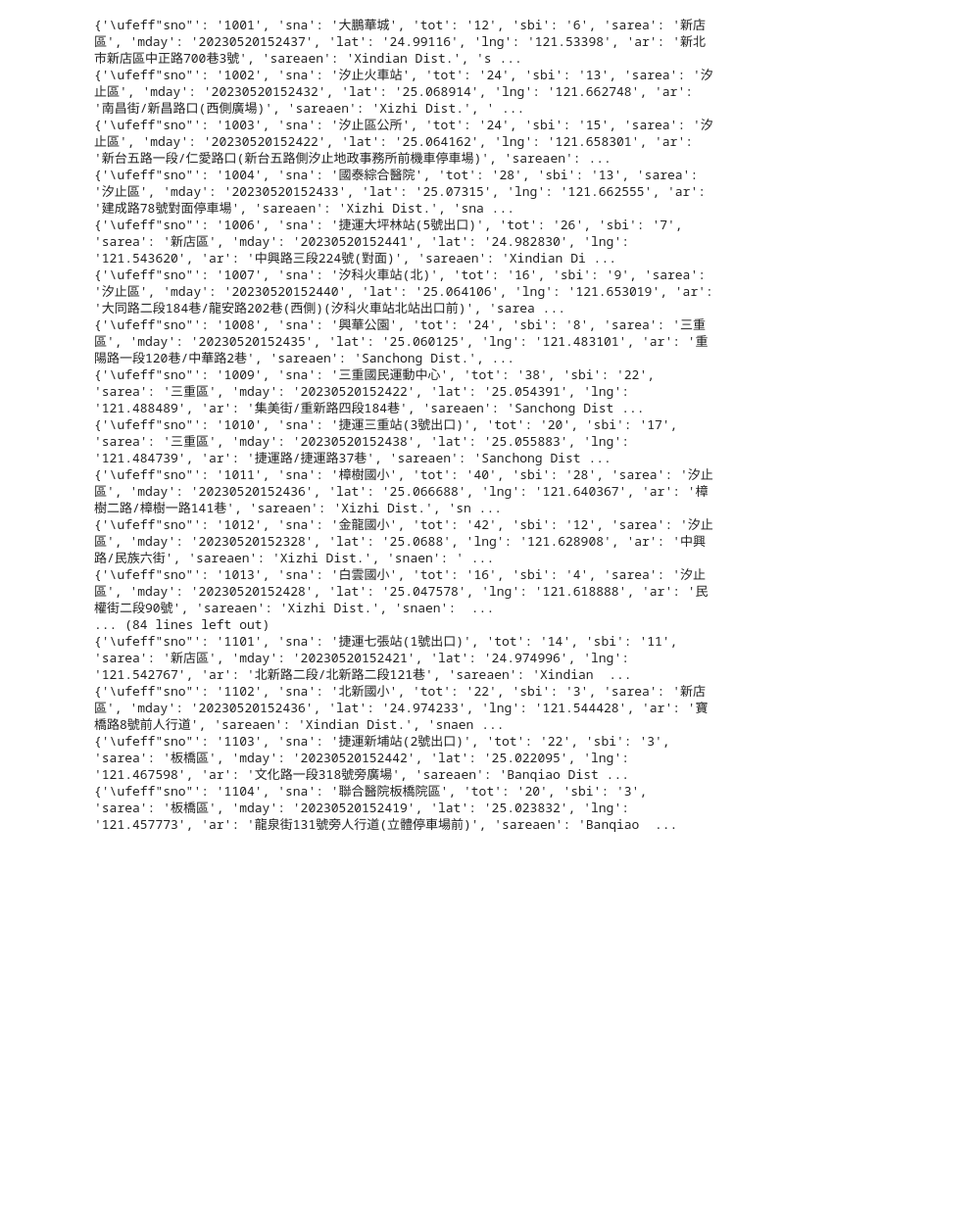
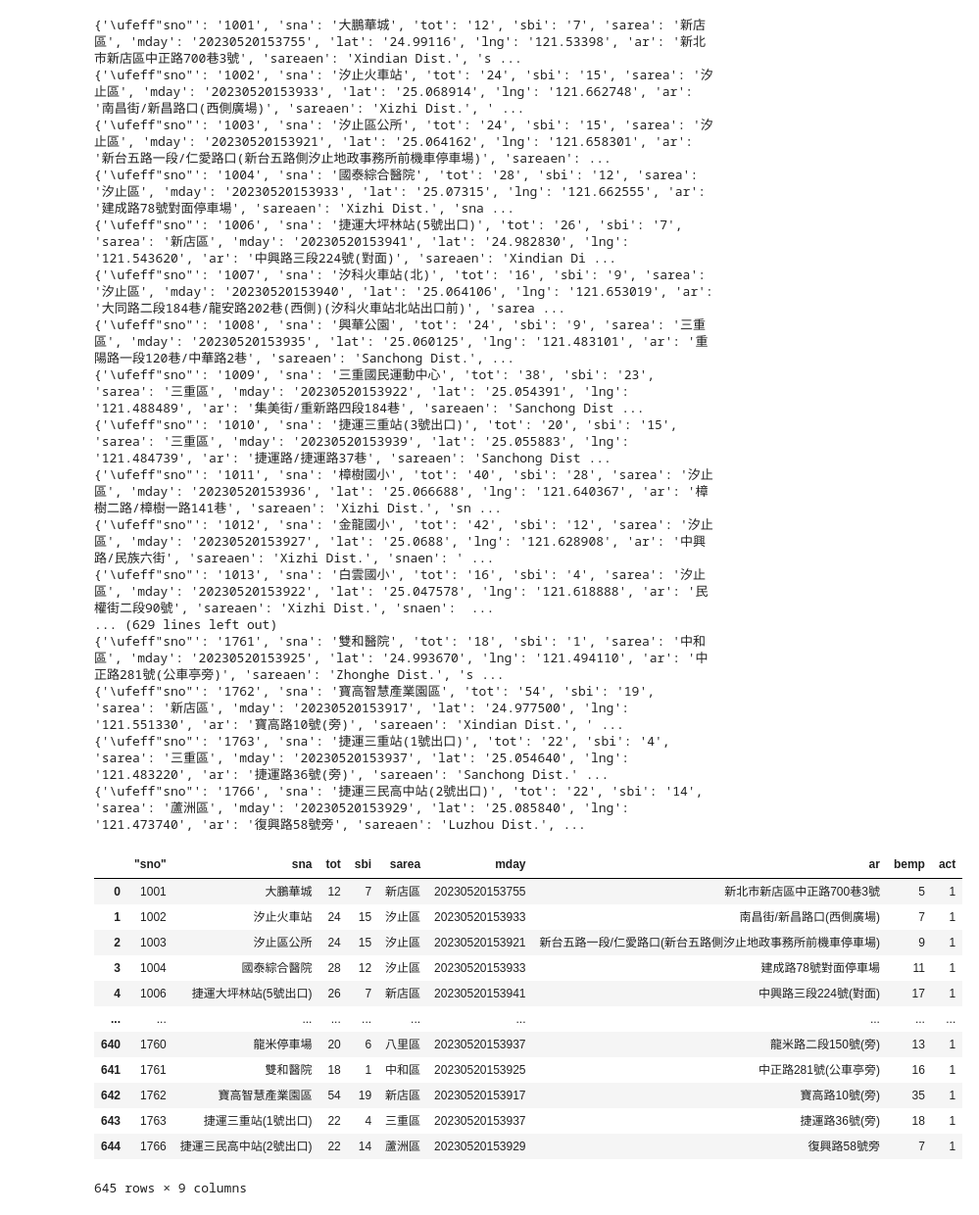
Before and after one commit to hsichang1978/__112_python_flask_, a Jupyter notebook: lesson6_3.ipynb, the cells around one changed output. Shown at 98% size. Cells and saved outputs as stored; diff of their text form; code cells hidden in the pictures; blank space fills up the shorter version.

```diff
--- a/lesson6_3.ipynb
+++ b/lesson6_3.ipynb
@@ -1,7 +1,7 @@
 # %%
 import requests
-url = 'https://data.ntpc.gov.tw/api/datasets/71cd1490-a2df-4198-bef1-318479775e8a/csv?size=100'
-
+url = 'https://data.ntpc.gov.tw/api/datasets/71cd1490-a2df-4198-bef1-318479775e8a/csv?size=1000'
+#下載資料
 response = requests.get(url)
 if response.ok:
     print(response.text)
@@ -14,20 +32,38 @@ csv_list = list(csv_reader)
 for item_dict in csv_list:
     print(item_dict)
 # %% [output]
-{'\ufeff"sno"': '1001', 'sna': '大鵬華城', 'tot': '12', 'sbi': '6', 'sarea': '新店區', 'mday': '20230520152437', 'lat': '24.99116', 'lng': '121.53398', 'ar': '新北市新店區中正路700巷3號', 'sareaen': 'Xindian Dist.', 's ...
-{'\ufeff"sno"': '1002', 'sna': '汐止火車站', 'tot': '24', 'sbi': '13', 'sarea': '汐止區', 'mday': '20230520152432', 'lat': '25.068914', 'lng': '121.662748', 'ar': '南昌街/新昌路口(西側廣場)', 'sareaen': 'Xizhi Dist.', ' ...
-{'\ufeff"sno"': '1003', 'sna': '汐止區公所', 'tot': '24', 'sbi': '15', 'sarea': '汐止區', 'mday': '20230520152422', 'lat': '25.064162', 'lng': '121.658301', 'ar': '新台五路一段/仁愛路口(新台五路側汐止地政事務所前機車停車場)', 'sareaen': ...
-{'\ufeff"sno"': '1004', 'sna': '國泰綜合醫院', 'tot': '28', 'sbi': '13', 'sarea': '汐止區', 'mday': '20230520152433', 'lat': '25.07315', 'lng': '121.662555', 'ar': '建成路78號對面停車場', 'sareaen': 'Xizhi Dist.', 'sna ...
-{'\ufeff"sno"': '1006', 'sna': '捷運大坪林站(5號出口)', 'tot': '26', 'sbi': '7', 'sarea': '新店區', 'mday': '20230520152441', 'lat': '24.982830', 'lng': '121.543620', 'ar': '中興路三段224號(對面)', 'sareaen': 'Xindian Di ...
-{'\ufeff"sno"': '1007', 'sna': '汐科火車站(北)', 'tot': '16', 'sbi': '9', 'sarea': '汐止區', 'mday': '20230520152440', 'lat': '25.064106', 'lng': '121.653019', 'ar': '大同路二段184巷/龍安路202巷(西側)(汐科火車站北站出口前)', 'sarea ...
-{'\ufeff"sno"': '1008', 'sna': '興華公園', 'tot': '24', 'sbi': '8', 'sarea': '三重區', 'mday': '20230520152435', 'lat': '25.060125', 'lng': '121.483101', 'ar': '重陽路一段120巷/中華路2巷', 'sareaen': 'Sanchong Dist.', ...
-{'\ufeff"sno"': '1009', 'sna': '三重國民運動中心', 'tot': '38', 'sbi': '22', 'sarea': '三重區', 'mday': '20230520152422', 'lat': '25.054391', 'lng': '121.488489', 'ar': '集美街/重新路四段184巷', 'sareaen': 'Sanchong Dist ...
-{'\ufeff"sno"': '1010', 'sna': '捷運三重站(3號出口)', 'tot': '20', 'sbi': '17', 'sarea': '三重區', 'mday': '20230520152438', 'lat': '25.055883', 'lng': '121.484739', 'ar': '捷運路/捷運路37巷', 'sareaen': 'Sanchong Dist ...
-{'\ufeff"sno"': '1011', 'sna': '樟樹國小', 'tot': '40', 'sbi': '28', 'sarea': '汐止區', 'mday': '20230520152436', 'lat': '25.066688', 'lng': '121.640367', 'ar': '樟樹二路/樟樹一路141巷', 'sareaen': 'Xizhi Dist.', 'sn ...
-{'\ufeff"sno"': '1012', 'sna': '金龍國小', 'tot': '42', 'sbi': '12', 'sarea': '汐止區', 'mday': '20230520152328', 'lat': '25.0688', 'lng': '121.628908', 'ar': '中興路/民族六街', 'sareaen': 'Xizhi Dist.', 'snaen': ' ...
-{'\ufeff"sno"': '1013', 'sna': '白雲國小', 'tot': '16', 'sbi': '4', 'sarea': '汐止區', 'mday': '20230520152428', 'lat': '25.047578', 'lng': '121.618888', 'ar': '民權街二段90號', 'sareaen': 'Xizhi Dist.', 'snaen':  ...
-... (84 lines left out)
-{'\ufeff"sno"': '1101', 'sna': '捷運七張站(1號出口)', 'tot': '14', 'sbi': '11', 'sarea': '新店區', 'mday': '20230520152421', 'lat': '24.974996', 'lng': '121.542767', 'ar': '北新路二段/北新路二段121巷', 'sareaen': 'Xindian  ...
-{'\ufeff"sno"': '1102', 'sna': '北新國小', 'tot': '22', 'sbi': '3', 'sarea': '新店區', 'mday': '20230520152436', 'lat': '24.974233', 'lng': '121.544428', 'ar': '寶橋路8號前人行道', 'sareaen': 'Xindian Dist.', 'snaen ...
-{'\ufeff"sno"': '1103', 'sna': '捷運新埔站(2號出口)', 'tot': '22', 'sbi': '3', 'sarea': '板橋區', 'mday': '20230520152442', 'lat': '25.022095', 'lng': '121.467598', 'ar': '文化路一段318號旁廣場', 'sareaen': 'Banqiao Dist ...
-{'\ufeff"sno"': '1104', 'sna': '聯合醫院板橋院區', 'tot': '20', 'sbi': '3', 'sarea': '板橋區', 'mday': '20230520152419', 'lat': '25.023832', 'lng': '121.457773', 'ar': '龍泉街131號旁人行道(立體停車場前)', 'sareaen': 'Banqiao  ...
+{'\ufeff"sno"': '1001', 'sna': '大鵬華城', 'tot': '12', 'sbi': '7', 'sarea': '新店區', 'mday': '20230520153755', 'lat': '24.99116', 'lng': '121.53398', 'ar': '新北市新店區中正路700巷3號', 'sareaen': 'Xindian Dist.', 's ...
+{'\ufeff"sno"': '1002', 'sna': '汐止火車站', 'tot': '24', 'sbi': '15', 'sarea': '汐止區', 'mday': '20230520153933', 'lat': '25.068914', 'lng': '121.662748', 'ar': '南昌街/新昌路口(西側廣場)', 'sareaen': 'Xizhi Dist.', ' ...
+{'\ufeff"sno"': '1003', 'sna': '汐止區公所', 'tot': '24', 'sbi': '15', 'sarea': '汐止區', 'mday': '20230520153921', 'lat': '25.064162', 'lng': '121.658301', 'ar': '新台五路一段/仁愛路口(新台五路側汐止地政事務所前機車停車場)', 'sareaen': ...
+{'\ufeff"sno"': '1004', 'sna': '國泰綜合醫院', 'tot': '28', 'sbi': '12', 'sarea': '汐止區', 'mday': '20230520153933', 'lat': '25.07315', 'lng': '121.662555', 'ar': '建成路78號對面停車場', 'sareaen': 'Xizhi Dist.', 'sna ...
+{'\ufeff"sno"': '1006', 'sna': '捷運大坪林站(5號出口)', 'tot': '26', 'sbi': '7', 'sarea': '新店區', 'mday': '20230520153941', 'lat': '24.982830', 'lng': '121.543620', 'ar': '中興路三段224號(對面)', 'sareaen': 'Xindian Di ...
+{'\ufeff"sno"': '1007', 'sna': '汐科火車站(北)', 'tot': '16', 'sbi': '9', 'sarea': '汐止區', 'mday': '20230520153940', 'lat': '25.064106', 'lng': '121.653019', 'ar': '大同路二段184巷/龍安路202巷(西側)(汐科火車站北站出口前)', 'sarea ...
+{'\ufeff"sno"': '1008', 'sna': '興華公園', 'tot': '24', 'sbi': '9', 'sarea': '三重區', 'mday': '20230520153935', 'lat': '25.060125', 'lng': '121.483101', 'ar': '重陽路一段120巷/中華路2巷', 'sareaen': 'Sanchong Dist.', ...
+{'\ufeff"sno"': '1009', 'sna': '三重國民運動中心', 'tot': '38', 'sbi': '23', 'sarea': '三重區', 'mday': '20230520153922', 'lat': '25.054391', 'lng': '121.488489', 'ar': '集美街/重新路四段184巷', 'sareaen': 'Sanchong Dist ...
+{'\ufeff"sno"': '1010', 'sna': '捷運三重站(3號出口)', 'tot': '20', 'sbi': '15', 'sarea': '三重區', 'mday': '20230520153939', 'lat': '25.055883', 'lng': '121.484739', 'ar': '捷運路/捷運路37巷', 'sareaen': 'Sanchong Dist ...
+{'\ufeff"sno"': '1011', 'sna': '樟樹國小', 'tot': '40', 'sbi': '28', 'sarea': '汐止區', 'mday': '20230520153936', 'lat': '25.066688', 'lng': '121.640367', 'ar': '樟樹二路/樟樹一路141巷', 'sareaen': 'Xizhi Dist.', 'sn ...
+{'\ufeff"sno"': '1012', 'sna': '金龍國小', 'tot': '42', 'sbi': '12', 'sarea': '汐止區', 'mday': '20230520153927', 'lat': '25.0688', 'lng': '121.628908', 'ar': '中興路/民族六街', 'sareaen': 'Xizhi Dist.', 'snaen': ' ...
+{'\ufeff"sno"': '1013', 'sna': '白雲國小', 'tot': '16', 'sbi': '4', 'sarea': '汐止區', 'mday': '20230520153922', 'lat': '25.047578', 'lng': '121.618888', 'ar': '民權街二段90號', 'sareaen': 'Xizhi Dist.', 'snaen':  ...
+... (629 lines left out)
+{'\ufeff"sno"': '1761', 'sna': '雙和醫院', 'tot': '18', 'sbi': '1', 'sarea': '中和區', 'mday': '20230520153925', 'lat': '24.993670', 'lng': '121.494110', 'ar': '中正路281號(公車亭旁)', 'sareaen': 'Zhonghe Dist.', 's ...
+{'\ufeff"sno"': '1762', 'sna': '寶高智慧產業園區', 'tot': '54', 'sbi': '19', 'sarea': '新店區', 'mday': '20230520153917', 'lat': '24.977500', 'lng': '121.551330', 'ar': '寶高路10號(旁)', 'sareaen': 'Xindian Dist.', ' ...
+{'\ufeff"sno"': '1763', 'sna': '捷運三重站(1號出口)', 'tot': '22', 'sbi': '4', 'sarea': '三重區', 'mday': '20230520153937', 'lat': '25.054640', 'lng': '121.483220', 'ar': '捷運路36號(旁)', 'sareaen': 'Sanchong Dist.' ...
+{'\ufeff"sno"': '1766', 'sna': '捷運三民高中站(2號出口)', 'tot': '22', 'sbi': '14', 'sarea': '蘆洲區', 'mday': '20230520153929', 'lat': '25.085840', 'lng': '121.473740', 'ar': '復興路58號旁', 'sareaen': 'Luzhou Dist.', ...
+# %%
+import pandas as pd
+df = pd.DataFrame(data=csv_list)
+df.drop(columns=['sareaen','snaen','aren','lat','lng'])
+# %% [output]
+|  | ﻿"sno" | sna | tot | sbi | sarea | mday | ar | bemp | act |
+| 0 | 1001 | 大鵬華城 | 12 | 7 | 新店區 | 20230520153755 | 新北市新店區中正路700巷3號 | 5 | 1 |
+| 1 | 1002 | 汐止火車站 | 24 | 15 | 汐止區 | 20230520153933 | 南昌街/新昌路口(西側廣場) | 7 | 1 |
+| 2 | 1003 | 汐止區公所 | 24 | 15 | 汐止區 | 20230520153921 | 新台五路一段/仁愛路口(新台五路側汐止地政事務所前機車停車場) | 9 | 1 |
+| 3 | 1004 | 國泰綜合醫院 | 28 | 12 | 汐止區 | 20230520153933 | 建成路78號對面停車場 | 11 | 1 |
+| 4 | 1006 | 捷運大坪林站(5號出口) | 26 | 7 | 新店區 | 20230520153941 | 中興路三段224號(對面) | 17 | 1 |
+| ... | ... | ... | ... | ... | ... | ... | ... | ... | ... |
+| 640 | 1760 | 龍米停車場 | 20 | 6 | 八里區 | 20230520153937 | 龍米路二段150號(旁) | 13 | 1 |
+| 641 | 1761 | 雙和醫院 | 18 | 1 | 中和區 | 20230520153925 | 中正路281號(公車亭旁) | 16 | 1 |
+| 642 | 1762 | 寶高智慧產業園區 | 54 | 19 | 新店區 | 20230520153917 | 寶高路10號(旁) | 35 | 1 |
+| 643 | 1763 | 捷運三重站(1號出口) | 22 | 4 | 三重區 | 20230520153937 | 捷運路36號(旁) | 18 | 1 |
+| 644 | 1766 | 捷運三民高中站(2號出口) | 22 | 14 | 蘆洲區 | 20230520153929 | 復興路58號旁 | 7 | 1 |
+645 rows × 9 columns
```
Also changed, not shown: parts of 1 cell of this notebook.
